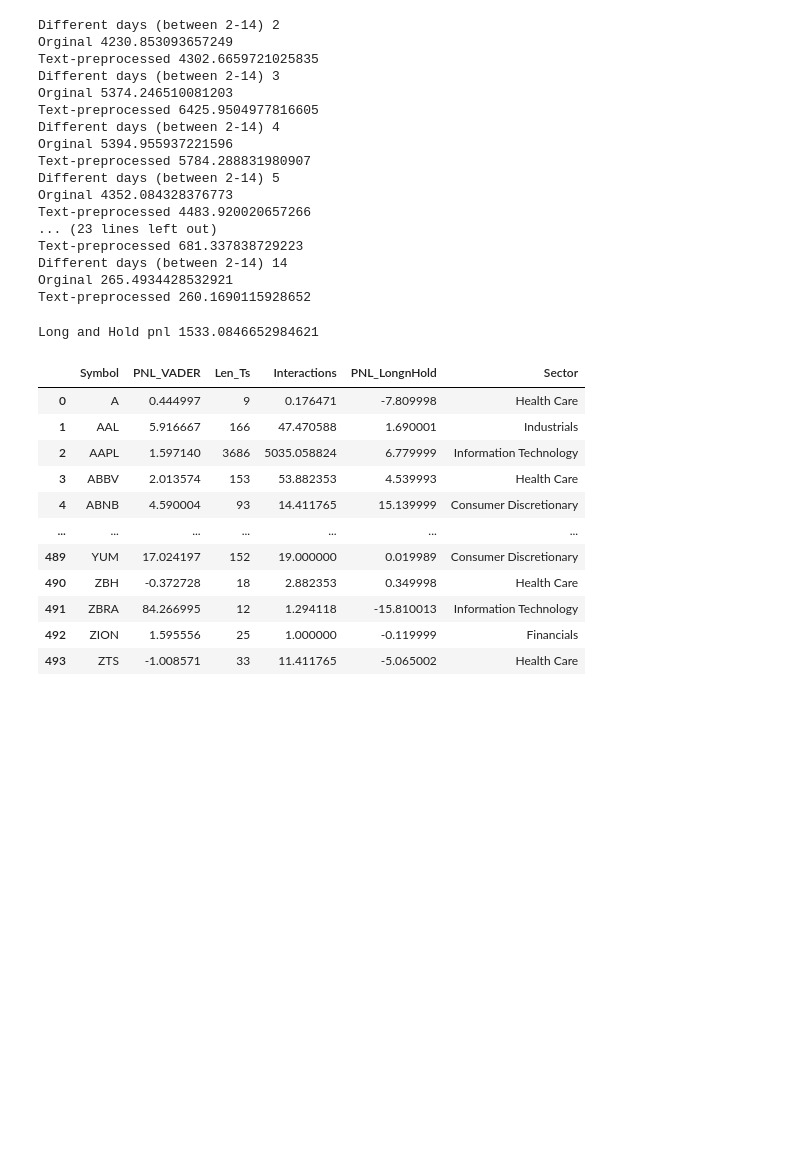
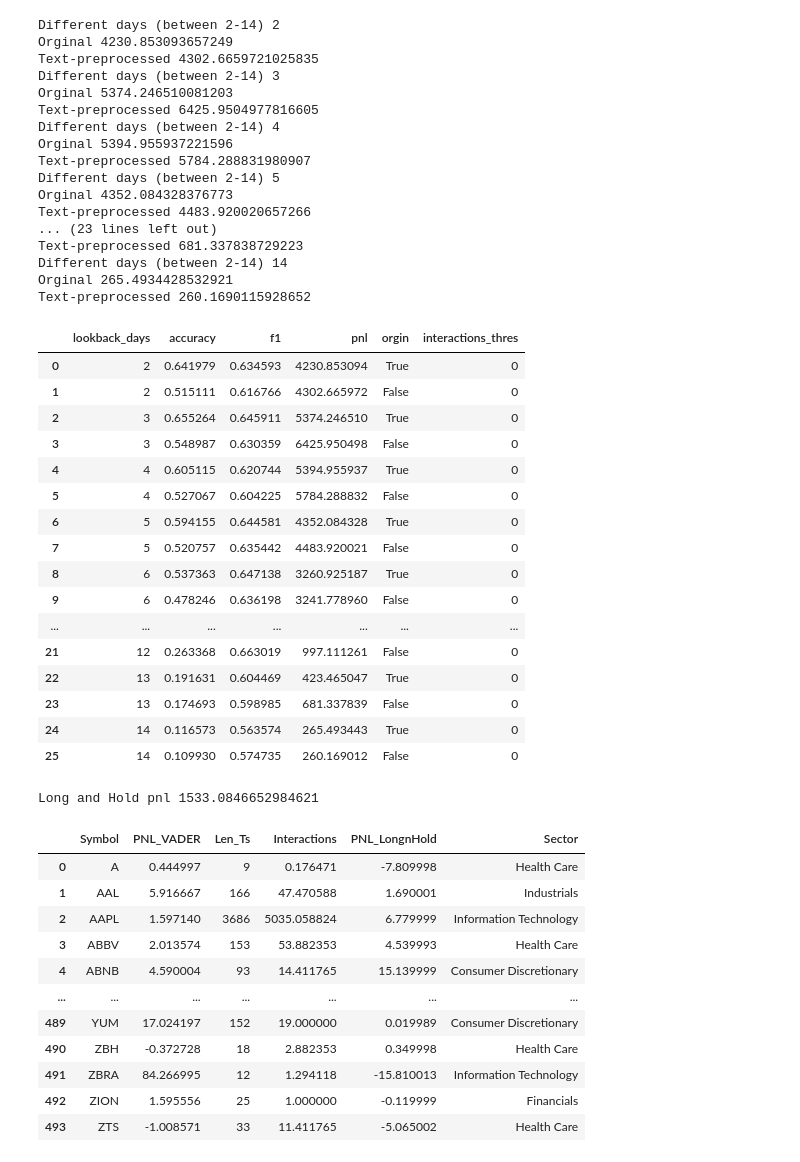
Before and after one commit to fahygao/Information_tracer, a Jupyter notebook: VADER_new_model.ipynb, the cells around one changed output. Cells and saved outputs as stored; diff of their text form; code cells hidden in the pictures; blank space fills up the shorter version.

```diff
--- a/VADER_new_model.ipynb
+++ b/VADER_new_model.ipynb
@@ -311,10 +304,30 @@ Text-preprocessed 681.337838729223
 Different days (between 2-14) 14
 Orginal 265.4934428532921
 Text-preprocessed 260.1690115928652
-# %%
-print("Long and Hold pnl", sum(df_pnl['PNL_LongnHold']))
-# %% [output]
-Long and Hold pnl 1533.0846652984621
+# %%
+df_sum
+# %% [output]
+|  | lookback_days | accuracy | f1 | pnl | orgin | interactions_thres |
+| 0 | 2 | 0.641979 | 0.634593 | 4230.853094 | True | 0 |
+| 1 | 2 | 0.515111 | 0.616766 | 4302.665972 | False | 0 |
+| 2 | 3 | 0.655264 | 0.645911 | 5374.246510 | True | 0 |
+| 3 | 3 | 0.548987 | 0.630359 | 6425.950498 | False | 0 |
+| 4 | 4 | 0.605115 | 0.620744 | 5394.955937 | True | 0 |
+| 5 | 4 | 0.527067 | 0.604225 | 5784.288832 | False | 0 |
+| 6 | 5 | 0.594155 | 0.644581 | 4352.084328 | True | 0 |
+| 7 | 5 | 0.520757 | 0.635442 | 4483.920021 | False | 0 |
+| 8 | 6 | 0.537363 | 0.647138 | 3260.925187 | True | 0 |
+| 9 | 6 | 0.478246 | 0.636198 | 3241.778960 | False | 0 |
+| ... | ... | ... | ... | ... | ... | ... |
+| 21 | 12 | 0.263368 | 0.663019 | 997.111261 | False | 0 |
+| 22 | 13 | 0.191631 | 0.604469 | 423.465047 | True | 0 |
+| 23 | 13 | 0.174693 | 0.598985 | 681.337839 | False | 0 |
+| 24 | 14 | 0.116573 | 0.563574 | 265.493443 | True | 0 |
+| 25 | 14 | 0.109930 | 0.574735 | 260.169012 | False | 0 |
+# %%
+print("Long and Hold pnl", sum(df_pnl['PNL_LongnHold']))
+# %% [output]
+Long and Hold pnl 1533.0846652984621
 # %%
 # 3 the most profitable one
 pnl, df_pnl,accuracy,f1 = VADER_Sentiment_report(df_stock, 3, 0, False)
```
Also changed, not shown: parts of 5 cells of this notebook.
